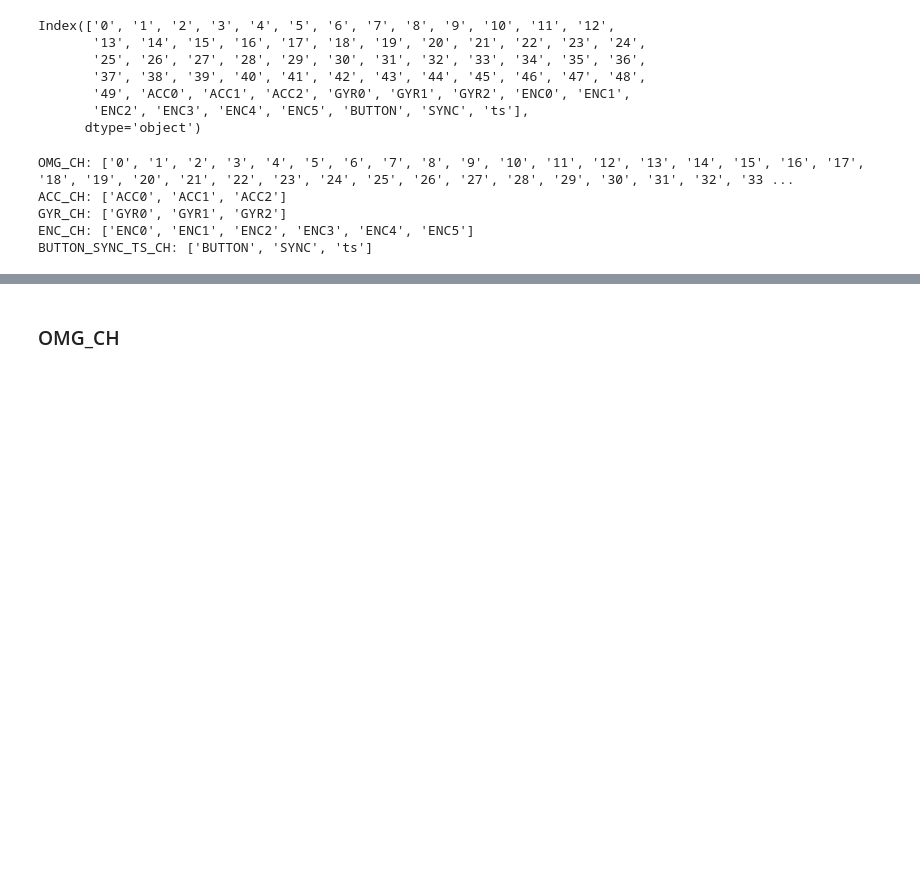
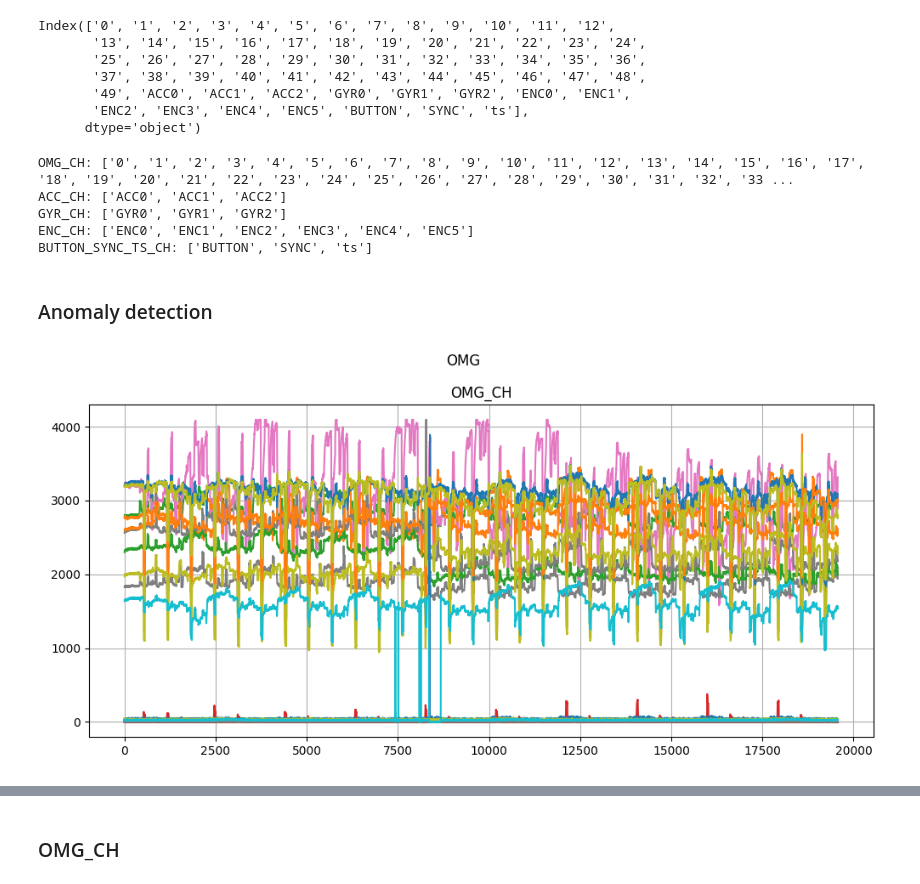
Before and after one commit to DenisBaburin/motorika_internship_team2, a Jupyter notebook: main.ipynb, the cells around one changed output, grey strips where cells are left out. Drawn from its saved outputs; the diff is of its cells as text; code cells hidden in the pictures; blank space fills up the shorter version.

```diff
--- a/main.ipynb
+++ b/main.ipynb
@@ -240,3 +252,16 @@ ACC_CH: ['ACC0', 'ACC1', 'ACC2']
 GYR_CH: ['GYR0', 'GYR1', 'GYR2']
 ENC_CH: ['ENC0', 'ENC1', 'ENC2', 'ENC3', 'ENC4', 'ENC5']
 BUTTON_SYNC_TS_CH: ['BUTTON', 'SYNC', 'ts']
+# %% [markdown]
+### Anomaly detection
+# %%
+fig, axx = plt.subplots(1, 1, sharex=True, figsize=(10, 5))
+
+plt.sca(axx)
+plt.plot(gestures[OMG_CH].values)
+plt.grid()
+plt.title('OMG_CH')
+plt.suptitle('OMG')
+plt.tight_layout()
+# %% [output]
+[figure, added]
```
Also changed, not shown: parts of 7 cells of this notebook.
